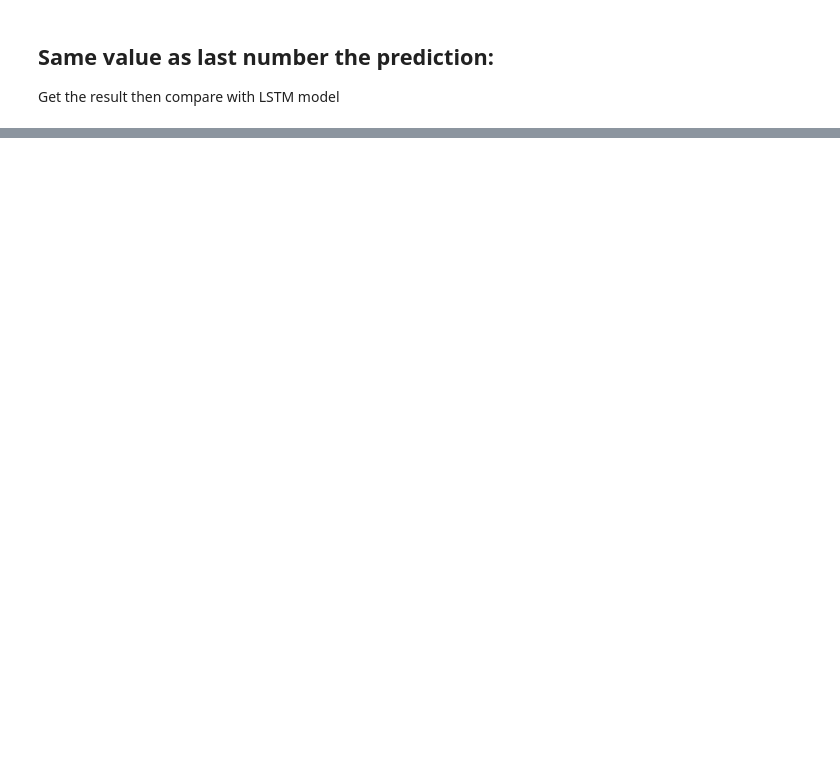
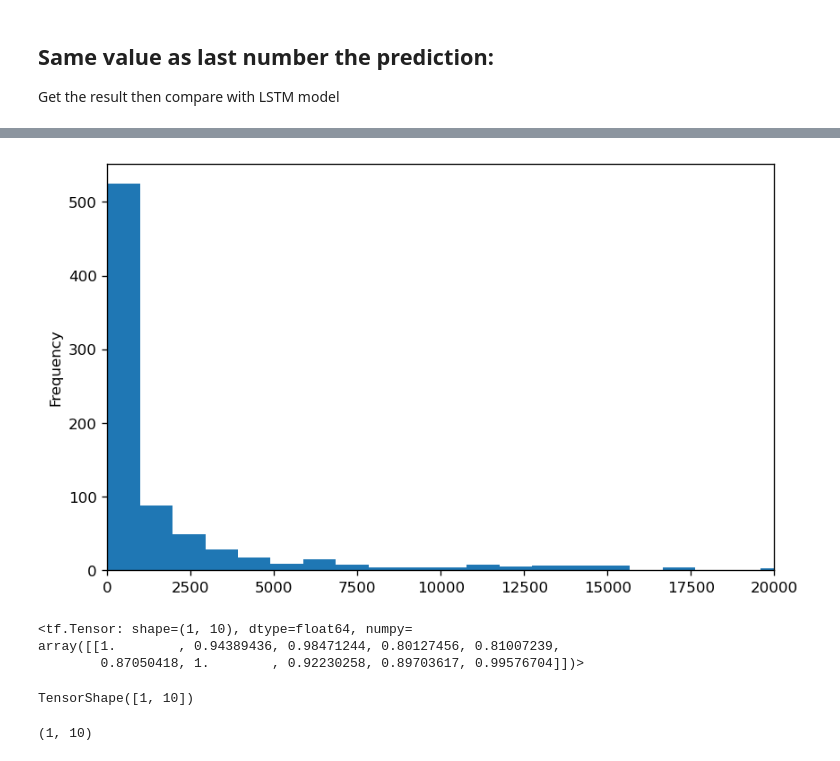
Before and after one commit to masaichig0/Kaggle_godaddy_competition, a Jupyter notebook: feature_engineering.ipynb, the cells around one changed output, grey strips where cells are left out. Drawn from its saved outputs; the diff is of its cells as text; code cells hidden in the pictures; blank space fills up the shorter version.

Commit message:
new result

```diff
--- a/feature_engineering.ipynb
+++ b/feature_engineering.ipynb
@@ -551,0 +545,3 @@ array([3.22247267, 3.21640897, 3.23477602, 3.27504683, 3.32651687,
+# %%
+results_lstm = pd.read_csv('LSTM_W9_H8_6Testdata_result.csv')
+results_lstm.head()
@@ -555,0 +639,18 @@ Get the result then compare with LSTM model
+# %%
+result_df = results_lstm[['Country', 'MAPE', "SV_MAPE", 'Active']]
+
+# Compare those three numbers and categorize by the best score.
+best_scores = result_df.min(axis='columns')
+
+cat = []
+for i, m in enumerate(best_scores):
+    if m == result_df['MAPE'].iloc[i]:
+        category = 'lstm'
+        cat.append(category)
+    elif m == result_df['SV_MAPE'].iloc[i]:
+        category = "SV"
+        cat.append(category)
+    else:
+        category = "SV"
+        cat.append(category)
+result_df['category'] = cat
@@ -555,0 +693,2 @@ Get the result then compare with LSTM model
+# %%
+sv_active = result_df[result_df['category'] == "SV"]['Active']
@@ -555,0 +707,48 @@ Get the result then compare with LSTM model
+# %%
+sv_active.plot(kind='hist', bins=500)
+plt.xlim(0, 20000);
+# %% [output]
+[figure, added]
+# %%
+WINDOW = 9
+HORIZON = 8
+
+c = 1009
+df = train[train.cfips == c].reset_index()[['cfips', 'active', 'microbusiness_density', ]]
+# add window columns
+for i in range(WINDOW):
+    df[f'microbusiness_density+{i+1}'] = df['microbusiness_density'].shift(periods=i+1)
+
+# create sequenced label
+windows, labels = make_windows(df['microbusiness_density'].values, window_size=(WINDOW-HORIZON)+1, horizon=HORIZON)
+
+df = df[WINDOW:]
+
+df = df.reset_index().drop('index', axis=1)
+
+# Set microbusiness_density sequence as label, and rest of the data as feature
+X = df.drop(['cfips', 'microbusiness_density'], axis=1)
+Y = labels
+
+# Scale feature
+from sklearn.preprocessing import MinMaxScaler
+
+scaler = MinMaxScaler()
+X = scaler.fit_transform(X)
+
+train_data, test_data, train_labels, test_labels = make_train_test_split(X, Y, split_size=1)
+
+test = tf.expand_dims(train_data[-1], axis=0)
+test
+# %% [output]
+<tf.Tensor: shape=(1, 10), dtype=float64, numpy=
+array([[1.        , 0.94389436, 0.98471244, 0.80127456, 0.81007239,
+        0.87050418, 1.        , 0.92230258, 0.89703617, 0.99576704]])>
+# %%
+test.shape
+# %% [output]
+TensorShape([1, 10])
+# %%
+test_data.shape
+# %% [output]
+(1, 10)
```
Also changed, not shown: parts of 18 cells of this notebook, 2 other files.
